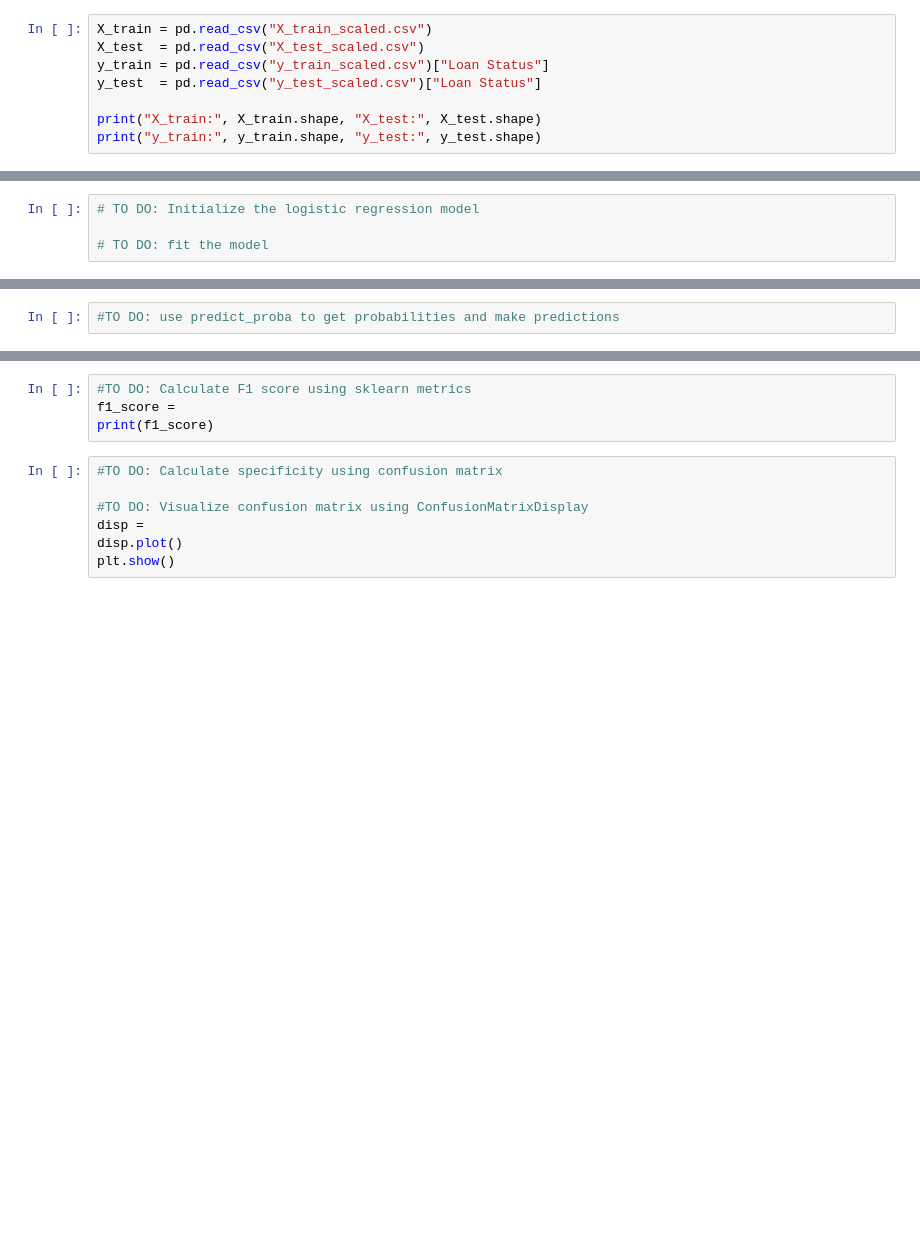
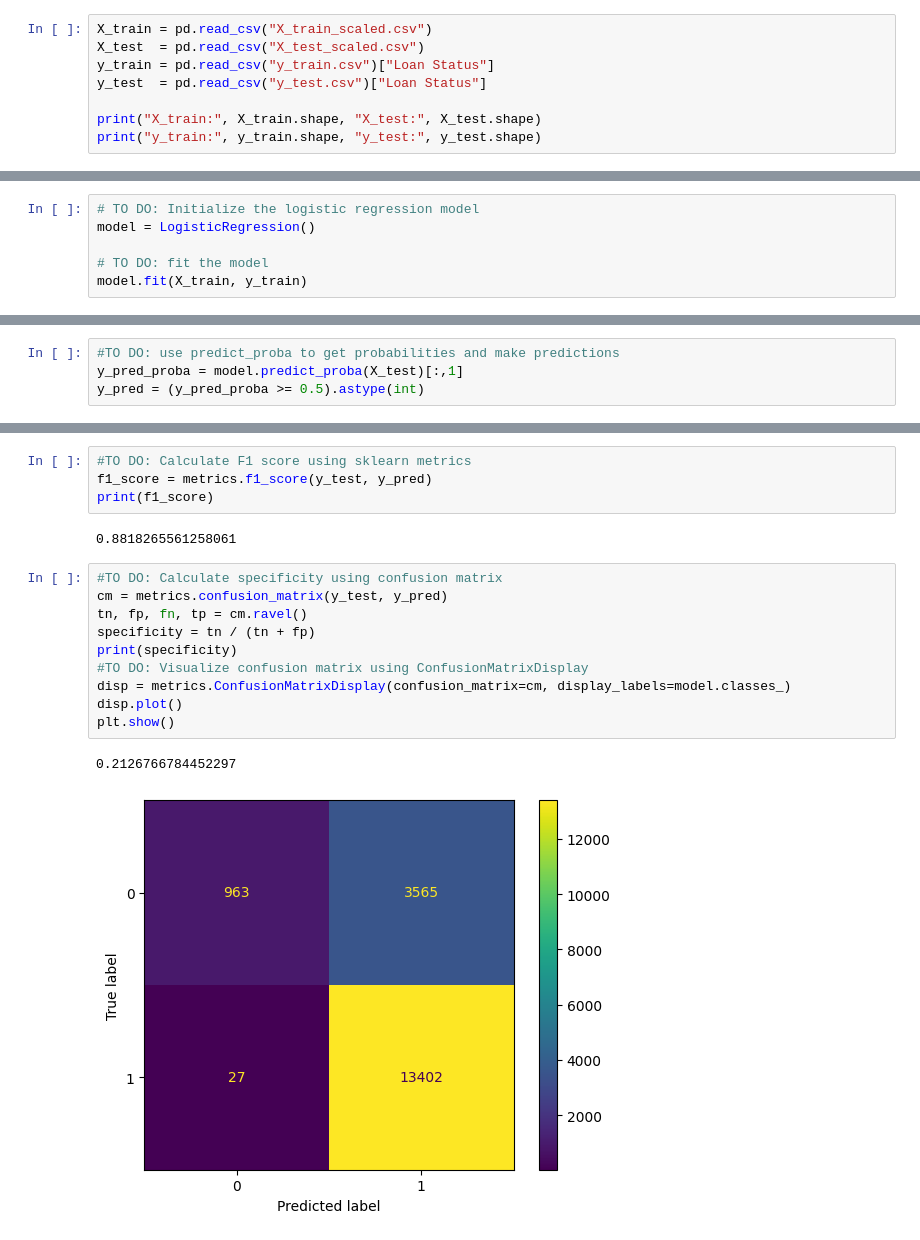
Before and after one commit to lsoomingrace/MDST-loan-risk, a Jupyter notebook: regression_model_TODOs.ipynb, the cells around one changed output, grey strips where cells are left out. Drawn from its saved outputs; the diff is of its cells as text; blank space fills up the shorter version.

```diff
--- a/regression_model_TODOs.ipynb
+++ b/regression_model_TODOs.ipynb
@@ -10,8 +45,8 @@ import preprocessing_data
 # %%
 X_train = pd.read_csv("X_train_scaled.csv")
 X_test  = pd.read_csv("X_test_scaled.csv")
-y_train = pd.read_csv("y_train_scaled.csv")["Loan Status"]
-y_test  = pd.read_csv("y_test_scaled.csv")["Loan Status"]
+y_train = pd.read_csv("y_train.csv")["Loan Status"]
+y_test  = pd.read_csv("y_test.csv")["Loan Status"]
 
 print("X_train:", X_train.shape, "X_test:", X_test.shape)
 print("y_train:", y_train.shape, "y_test:", y_test.shape)
@@ -18,4 +56,6 @@ print("y_train:", y_train.shape, "y_test:", y_test.shape)
 # %%
 # TO DO: Initialize the logistic regression model
+model = LogisticRegression()
 
 # TO DO: fit the model
+model.fit(X_train, y_train)
@@ -22,4 +64,6 @@ print("y_train:", y_train.shape, "y_test:", y_test.shape)
 # %%
 #TO DO: use predict_proba to get probabilities and make predictions
+y_pred_proba = model.predict_proba(X_test)[:,1]
+y_pred = (y_pred_proba >= 0.5).astype(int)
 # %%
 #TO DO: Calculate accuracy using sklearn metrics
@@ -40,13 +92,21 @@ print(average_precision)
 # %%
 #TO DO: Calculate F1 score using sklearn metrics
-f1_score =
+f1_score = metrics.f1_score(y_test, y_pred)
 print(f1_score)
+# %% [output]
+0.8818265561258061
 # %%
 #TO DO: Calculate specificity using confusion matrix
-
+cm = metrics.confusion_matrix(y_test, y_pred)
+tn, fp, fn, tp = cm.ravel()
+specificity = tn / (tn + fp)
+print(specificity)
 #TO DO: Visualize confusion matrix using ConfusionMatrixDisplay
-disp =
+disp = metrics.ConfusionMatrixDisplay(confusion_matrix=cm, display_labels=model.classes_)
 disp.plot()
 plt.show()
+# %% [output]
+0.2126766784452297
+[figure, added]
 # %%
 #TO DO: Calculate ROC score
```
Also changed, not shown: parts of 9 cells of this notebook, 2 other files.
